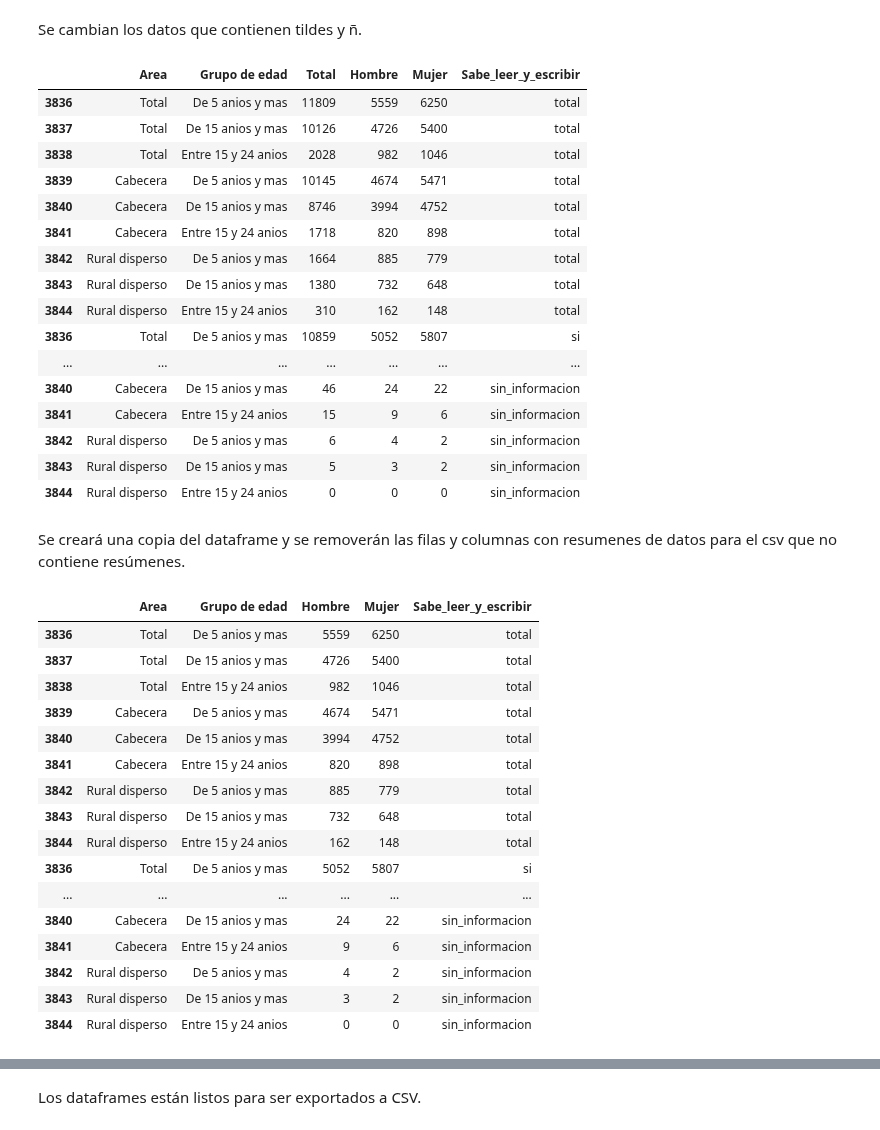
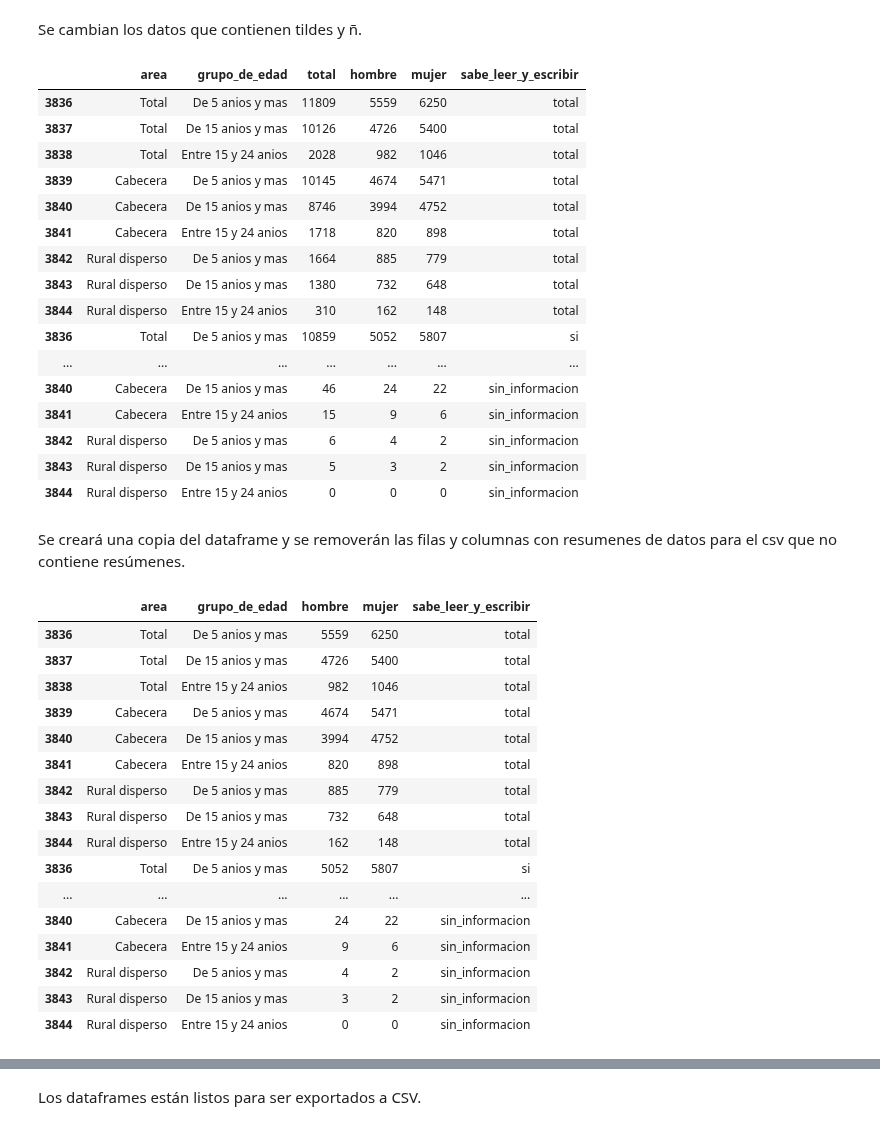
Before and after one commit to Schiavi13/Censo-Viterbo-Caldas-2018, a Jupyter notebook: source_to_csv_16pm.ipynb, the cells around one changed output, grey strips where cells are left out. Cells and saved outputs as stored; diff of their text form; code cells hidden in the pictures.

```diff
--- a/source_to_csv_16pm.ipynb
+++ b/source_to_csv_16pm.ipynb
@@ -113,14 +113,14 @@ Debido a la agrupación de columnas por capacidad de leer y escribir, se separan
 ls_df = []
 literate = ['total', 'si', 'no', 'sin_informacion']
 for i, literate_status in zip(range(4, 19, 4), literate):
-    df_16pm_with_literate_status = pd.concat([df_16pm[['Unnamed: 2', 'Unnamed: 3']], df_16pm.iloc[:,i:i+3].assign(Sabe_leer_y_escribir=literate_status)], axis=1)
+    df_16pm_with_literate_status = pd.concat([df_16pm[['Unnamed: 2', 'Unnamed: 3']], df_16pm.iloc[:,i:i+3].assign(sabe_leer_y_escribir=literate_status)], axis=1)
     ls_df.append(df_16pm_with_literate_status)
 
 for df in ls_df:
     df.rename(columns=dict(zip(list(df.columns.values[2:-1]), cleaned_headers[:])), inplace=True)
 
 df_16pm = pd.concat(ls_df)
-df_16pm.rename(columns={'Unnamed: 2': 'Area', 'Unnamed: 3': 'Grupo de edad'}, inplace=True)
+df_16pm.rename(columns={'Unnamed: 2': 'area', 'Unnamed: 3': 'grupo_de_edad'}, inplace=True)
 
 df_16pm
 # %% [output]
@@ -144,6 +144,6 @@ df_16pm
 # %% [markdown]
 Se propaga el valor de la columna 'Area' para completar los datos faltantes.
 # %%
-df_16pm['Area'] = df_16pm['Area'].ffill()
+df_16pm['area'] = df_16pm['area'].ffill()
 df_16pm
 # %% [output]
@@ -168,10 +168,10 @@ df_16pm
 Se cambian los datos que contienen tildes y ñ.
 # %%
 replacements = str.maketrans({'ñ':'ni', 'á':'a'})
-df_16pm.loc[:,'Grupo de edad'] = df_16pm['Grupo de edad'].str.translate(replacements)
+df_16pm.loc[:,'grupo_de_edad'] = df_16pm['grupo_de_edad'].str.translate(replacements)
 df_16pm
 # %% [output]
-|  | Area | Grupo de edad | Total | Hombre | Mujer | Sabe_leer_y_escribir |
+|  | area | grupo_de_edad | total | hombre | mujer | sabe_leer_y_escribir |
 | 3836 | Total | De 5 anios y mas | 11809 | 5559 | 6250 | total |
 | 3837 | Total | De 15 anios y mas | 10126 | 4726 | 5400 | total |
 | 3838 | Total | Entre 15 y 24 anios | 2028 | 982 | 1046 | total |
@@ -192,10 +192,10 @@ df_16pm
 Se creará una copia del dataframe y se removerán las filas y columnas con resumenes de datos para el csv que no contiene resúmenes.
 # %%
 df_16pm_cleaned = df_16pm.copy()
-df_16pm_cleaned.drop(['Total'], axis=1, inplace=True)
+df_16pm_cleaned.drop(['total'], axis=1, inplace=True)
 df_16pm_cleaned
 # %% [output]
-|  | Area | Grupo de edad | Hombre | Mujer | Sabe_leer_y_escribir |
+|  | area | grupo_de_edad | hombre | mujer | sabe_leer_y_escribir |
 | 3836 | Total | De 5 anios y mas | 5559 | 6250 | total |
 | 3837 | Total | De 15 anios y mas | 4726 | 5400 | total |
 | 3838 | Total | Entre 15 y 24 anios | 982 | 1046 | total |
```
Also changed, not shown: parts of 4 cells of this notebook, 2 other files.
